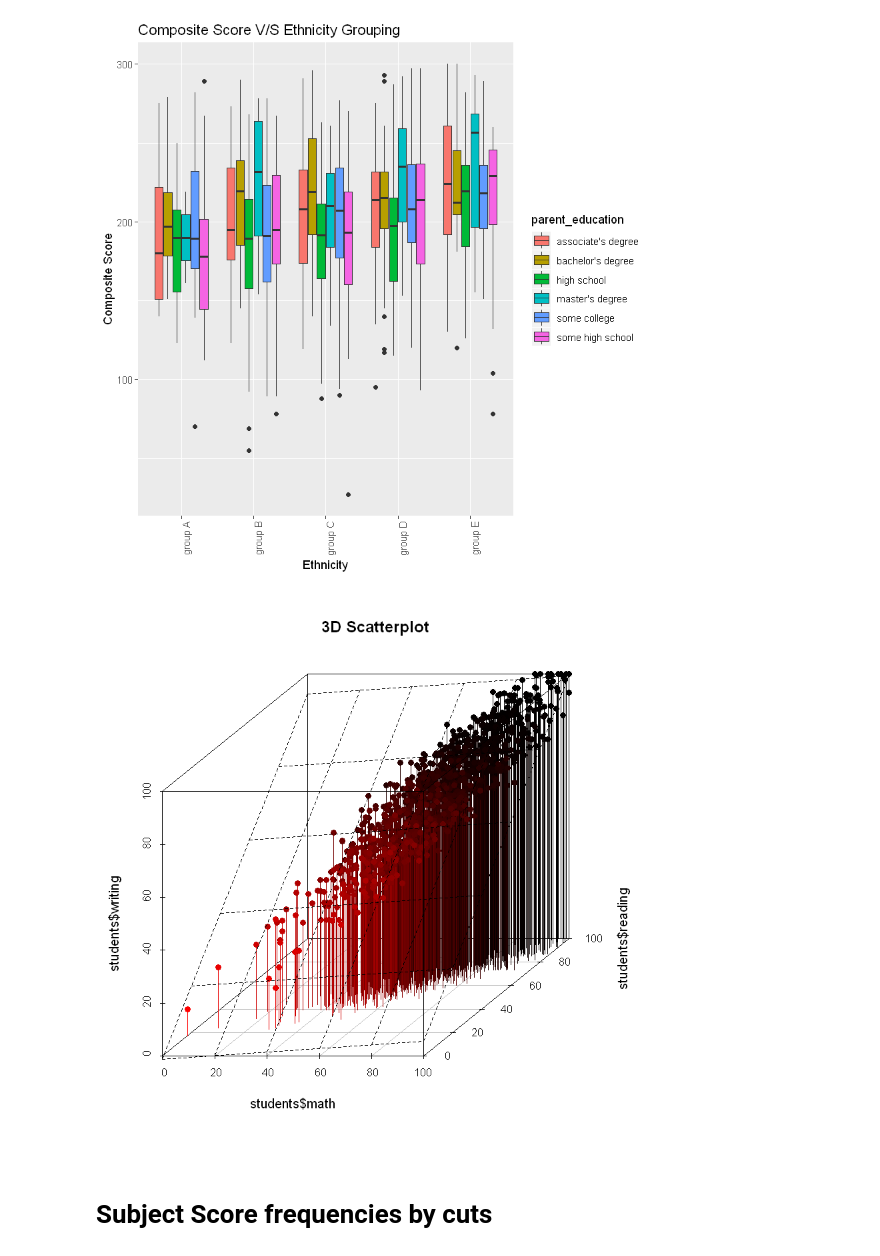
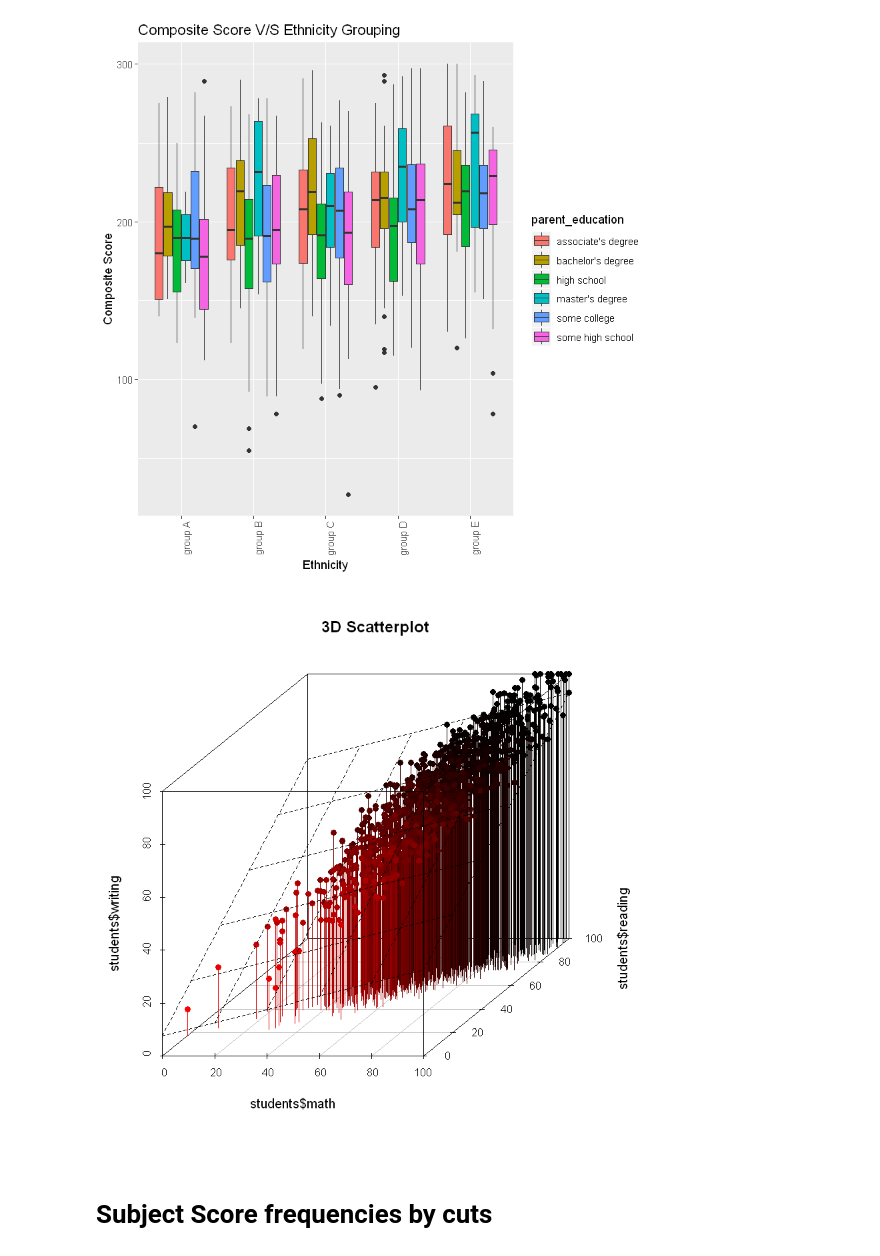
Before and after one commit to summerspj/rproject, a Jupyter notebook: rproject jupyter.ipynb, the cells around one changed output. Cells and saved outputs as stored; diff of their text form; code cells hidden in the pictures.

```diff
--- a/rproject jupyter.ipynb
+++ b/rproject jupyter.ipynb
@@ -290,9 +309,9 @@ Analysis was done based on gender grouping against scores
 # %%
 # Create Plot: gender vs. scores
 
-students$avg = (students$math + students$reading + students$writing) / 3
+#students$avg = (students$math + students$reading + students$writing) / 3
 par(mfrow = c(2,2))
-boxplot(students$avg ~ students$gender, ylab = "Average Score", notch = TRUE)
+boxplot(students$avg_score ~ students$gender, ylab = "Average Score", notch = TRUE)
 boxplot(students$math ~ students$gender, ylab = "Math Score", notch = TRUE)
 boxplot(students$reading ~ students$gender, ylab = "Reading Score", notch = TRUE)
 boxplot(students$writing ~ students$gender, ylab = "Writing Score", notch = TRUE)
@@ -389,14 +412,14 @@ ggplot(data=students, aes(y=composite.score, x= ethnicity, fill= parent_educatio
 # %%
 # 3D Scatterplot with Coloring and Vertical Lines
 # and Regression Plane
 library(scatterplot3d)
 
 s3d <-scatterplot3d(students$math,students$reading,students$writing, pch=16, highlight.3d=TRUE,
   type="h", main="3D Scatterplot")
-fit <- lm(students$writing ~ students$math+students$reading)
+fit <- lm(students$math ~ students$writing+students$reading)
 s3d$plane3d(fit)
 # %% [output]
-[figure, old version]
+[figure, new version]
 # %% [markdown]
 # Subject Score frequencies by cuts
 # %%
```
Also changed, not shown: parts of 31 cells of this notebook, 2 other files.
